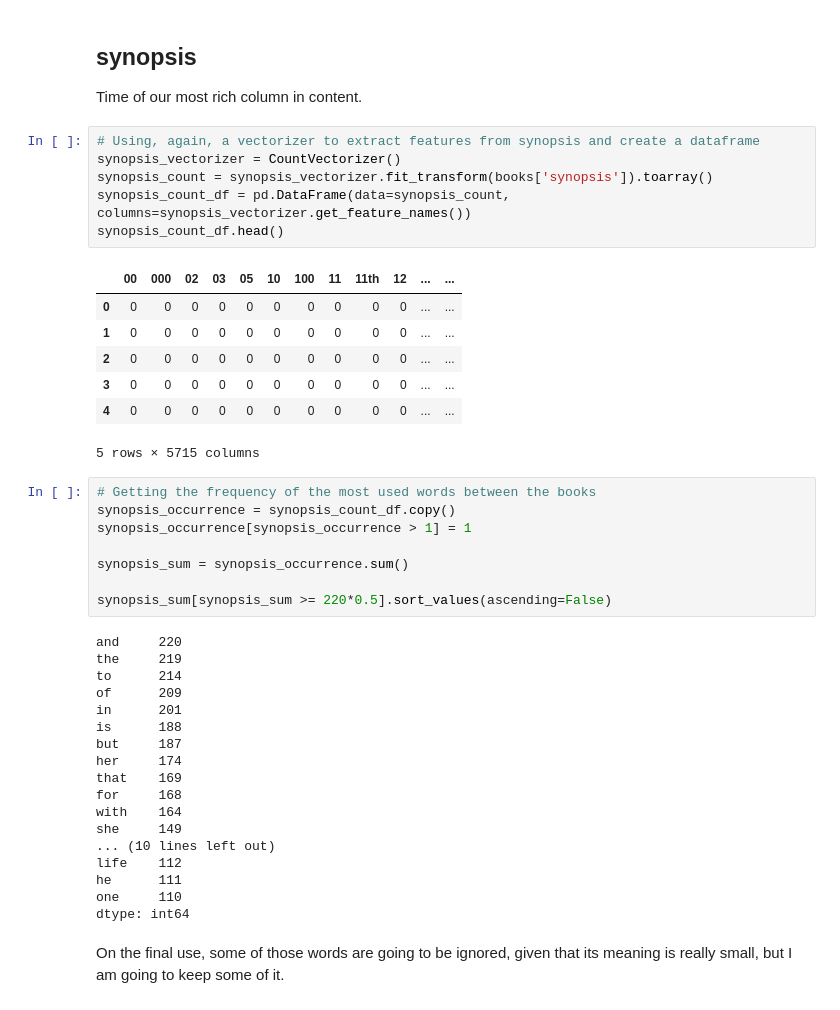
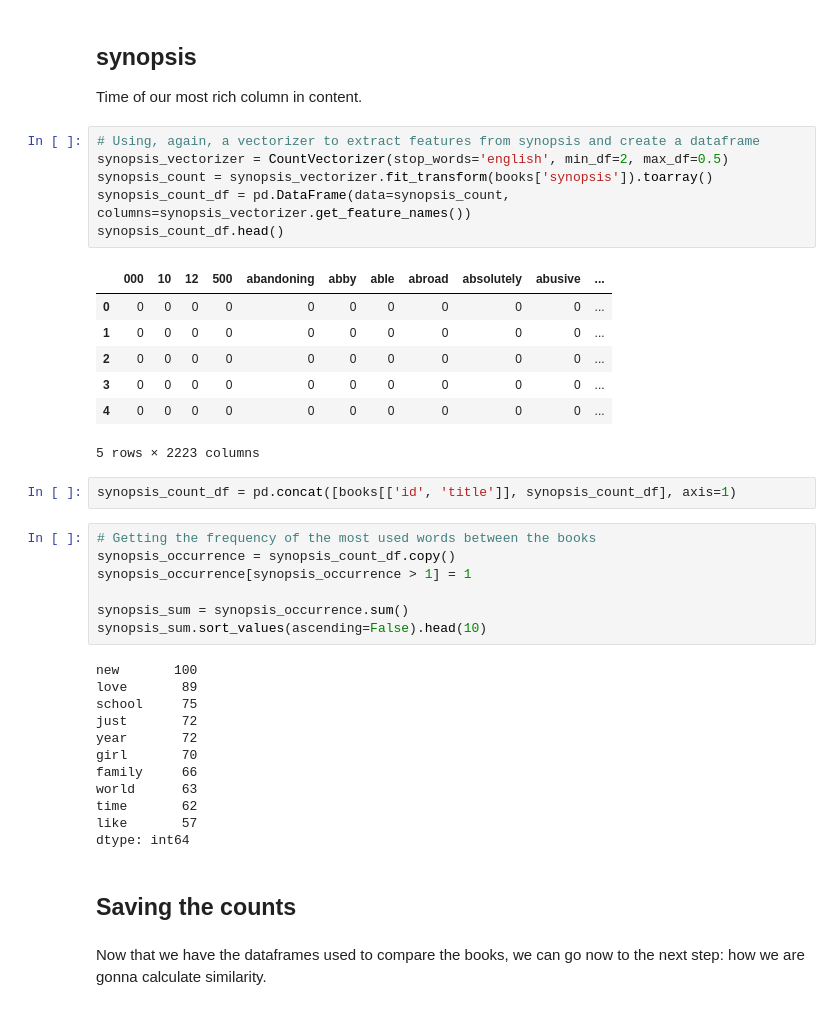
Before and after one commit to guilhermecxe/ya-fiction-books-similarity, a Jupyter notebook: studies/define_features.ipynb, the cells around one changed output. Cells and saved outputs as stored; diff of their text form.

```diff
--- a/studies/define_features.ipynb
+++ b/studies/define_features.ipynb
@@ -187,43 +196,40 @@ genres_count_df.drop(['Young Adult', 'Fiction'], axis=1, inplace=True)
 Time of our most rich column in content.
 # %%
 # Using, again, a vectorizer to extract features from synopsis and create a dataframe
-synopsis_vectorizer = CountVectorizer()
+synopsis_vectorizer = CountVectorizer(stop_words='english', min_df=2, max_df=0.5)
 synopsis_count = synopsis_vectorizer.fit_transform(books['synopsis']).toarray()
 synopsis_count_df = pd.DataFrame(data=synopsis_count, columns=synopsis_vectorizer.get_feature_names())
 synopsis_count_df.head()
 # %% [output]
-|  | 00 | 000 | 02 | 03 | 05 | 10 | 100 | 11 | 11th | 12 | ... | ... |
-| 0 | 0 | 0 | 0 | 0 | 0 | 0 | 0 | 0 | 0 | 0 | ... | ... |
-| 1 | 0 | 0 | 0 | 0 | 0 | 0 | 0 | 0 | 0 | 0 | ... | ... |
-| 2 | 0 | 0 | 0 | 0 | 0 | 0 | 0 | 0 | 0 | 0 | ... | ... |
-| 3 | 0 | 0 | 0 | 0 | 0 | 0 | 0 | 0 | 0 | 0 | ... | ... |
-| 4 | 0 | 0 | 0 | 0 | 0 | 0 | 0 | 0 | 0 | 0 | ... | ... |
+|  | 000 | 10 | 12 | 500 | abandoning | abby | able | abroad | absolutely | abusive | ... |
+| 0 | 0 | 0 | 0 | 0 | 0 | 0 | 0 | 0 | 0 | 0 | ... |
+| 1 | 0 | 0 | 0 | 0 | 0 | 0 | 0 | 0 | 0 | 0 | ... |
+| 2 | 0 | 0 | 0 | 0 | 0 | 0 | 0 | 0 | 0 | 0 | ... |
+| 3 | 0 | 0 | 0 | 0 | 0 | 0 | 0 | 0 | 0 | 0 | ... |
+| 4 | 0 | 0 | 0 | 0 | 0 | 0 | 0 | 0 | 0 | 0 | ... |
-5 rows × 5715 columns
+5 rows × 2223 columns
+# %%
+synopsis_count_df = pd.concat([books[['id', 'title']], synopsis_count_df], axis=1)
 # %%
 # Getting the frequency of the most used words between the books
 synopsis_occurrence = synopsis_count_df.copy()
 synopsis_occurrence[synopsis_occurrence > 1] = 1
 
 synopsis_sum = synopsis_occurrence.sum()
-
-synopsis_sum[synopsis_sum >= 220*0.5].sort_values(ascending=False)
+synopsis_sum.sort_values(ascending=False).head(10)
 # %% [output]
-and     220
-the     219
-to      214
-of      209
-in      201
-is      188
-but     187
-her     174
-that    169
-for     168
-with    164
-she     149
-... (10 lines left out)
-life    112
-he      111
-one     110
+new       100
+love       89
+school     75
+just       72
+year       72
+girl       70
+family     66
+world      63
+time       62
+like       57
 dtype: int64
-# %% [markdown]
-On the final use, some of those words are going to be ignored, given that its meaning is really small, but I am going to keep some of it.
+# %% [markdown]
+## Saving the counts
+# %% [markdown]
+Now that we have the dataframes used to compare the books, we can go now to the next step: how we are gonna calculate similarity.
```
Also changed, not shown: parts of 7 cells of this notebook.
